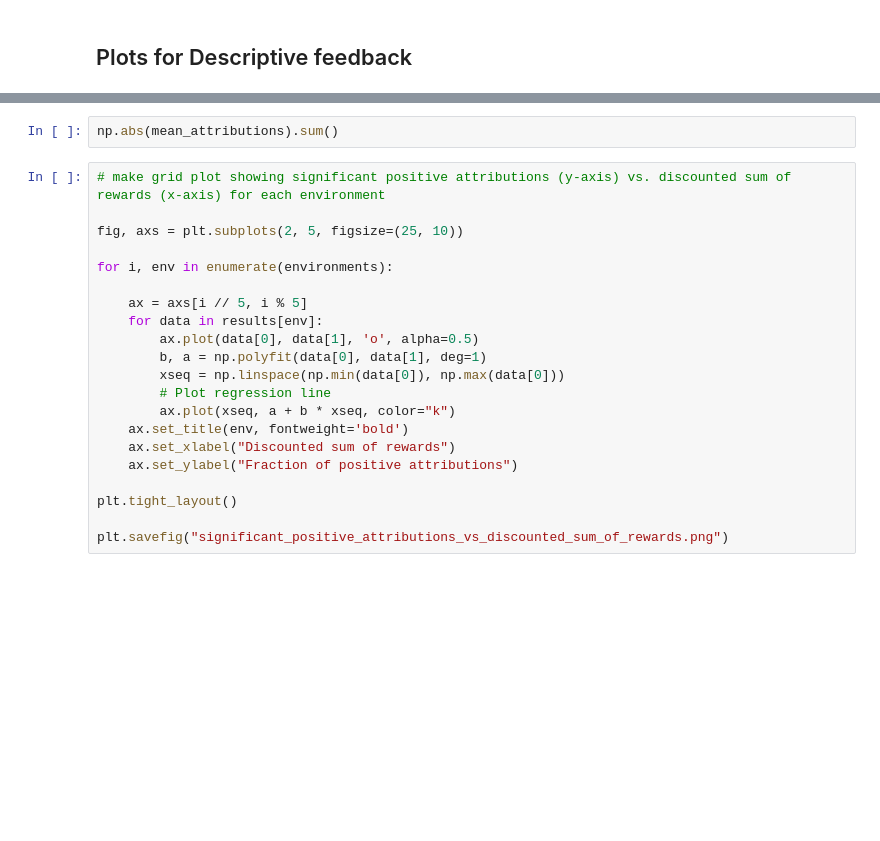
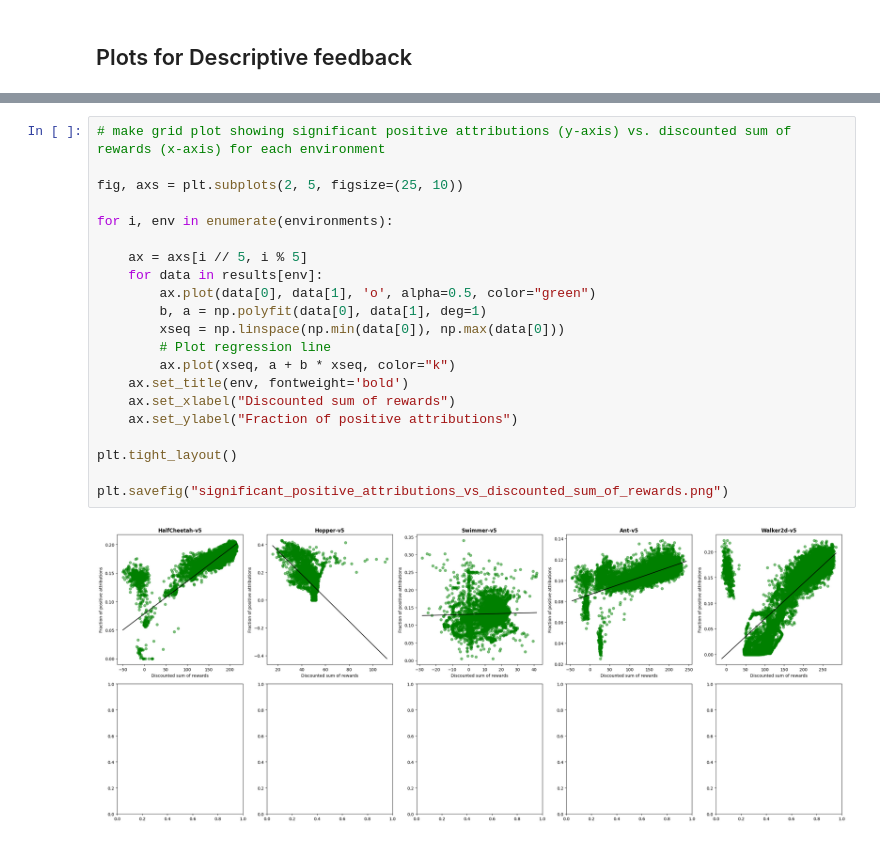
Before and after one commit to ymetz/multi-type-feedback, a Jupyter notebook: rlhf/Generate_Appendix_A_Plots.ipynb, the cells around one changed output, grey strips where cells are left out. Drawn from its saved outputs; the diff is of its cells as text; blank space fills up the shorter version.

```diff
--- a/rlhf/Generate_Appendix_A_Plots.ipynb
+++ b/rlhf/Generate_Appendix_A_Plots.ipynb
@@ -250,26 +256,26 @@ for idx in range(50):
-# %%
-np.abs(mean_attributions).sum()
 # %%
 # make grid plot showing significant positive attributions (y-axis) vs. discounted sum of rewards (x-axis) for each environment
 
 fig, axs = plt.subplots(2, 5, figsize=(25, 10))
 
 for i, env in enumerate(environments):
 
     ax = axs[i // 5, i % 5]
     for data in results[env]:
-        ax.plot(data[0], data[1], 'o', alpha=0.5)
+        ax.plot(data[0], data[1], 'o', alpha=0.5, color="green")
         b, a = np.polyfit(data[0], data[1], deg=1)
         xseq = np.linspace(np.min(data[0]), np.max(data[0]))
         # Plot regression line
         ax.plot(xseq, a + b * xseq, color="k")
     ax.set_title(env, fontweight='bold')
     ax.set_xlabel("Discounted sum of rewards")
     ax.set_ylabel("Fraction of positive attributions")
 
 plt.tight_layout()
 
 plt.savefig("significant_positive_attributions_vs_discounted_sum_of_rewards.png")
+# %% [output]
+[figure, added]
 # %%
 # make grid plot showing significant negative attributions (y-axis) vs. discounted sum of rewards (x-axis) for each environment
 
```
Also changed, not shown: parts of 9 cells of this notebook, 8 other files.
